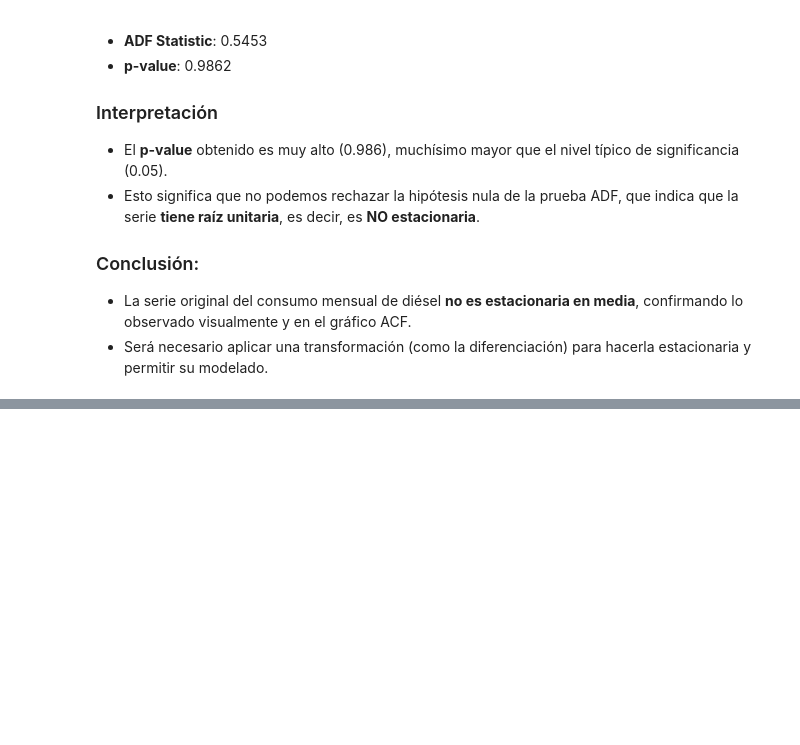
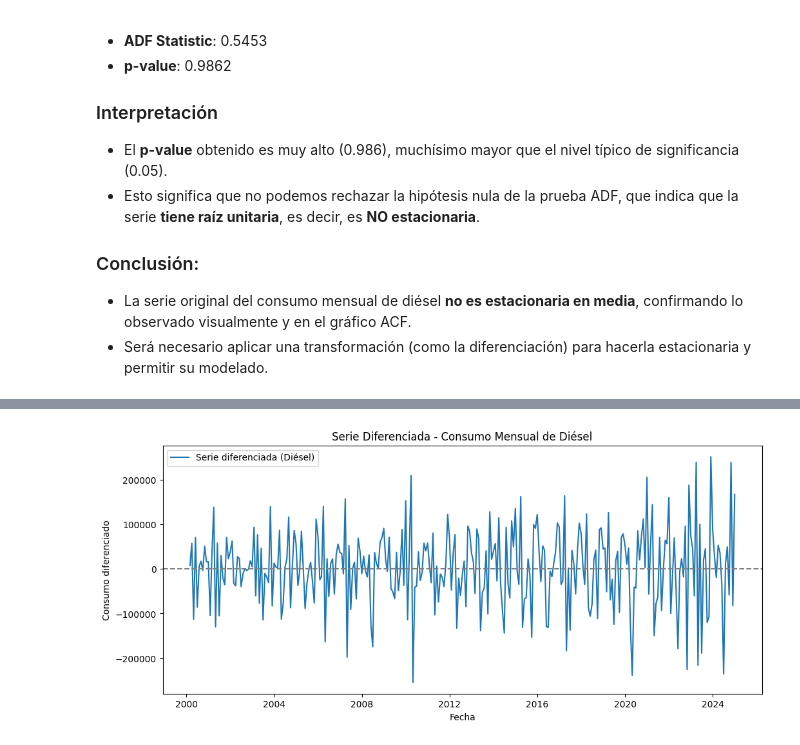
Before and after one commit to DanielDubon/DS_TimeSeries, a Jupyter notebook: notebooks/DieselNotebook.ipynb, the cells around one changed output, grey strips where cells are left out. Saved outputs shown, nothing was run; the diff lists cells and outputs as text; code cells hidden in the pictures; blank space fills up the shorter version.

Commit message:
feat: add transformacion de la serie

```diff
--- a/notebooks/DieselNotebook.ipynb
+++ b/notebooks/DieselNotebook.ipynb
@@ -199,0 +204,17 @@ p-value: 0.9861858942963561
+# %%
+# Aplicar diferenciación de primer orden
+df_diesel['Diesel_diff'] = df_diesel['Diesel'].diff()
+
+# Graficar la serie diferenciada
+import matplotlib.pyplot as plt
+
+plt.figure(figsize=(12,5))
+plt.plot(df_diesel.index, df_diesel['Diesel_diff'], label='Serie diferenciada (Diésel)')
+plt.axhline(0, linestyle='--', color='gray')
+plt.title('Serie Diferenciada - Consumo Mensual de Diésel')
+plt.xlabel('Fecha')
+plt.ylabel('Consumo diferenciado')
+plt.legend()
+plt.show()
+# %% [output]
+[figure, added]
```
Also changed, not shown: parts of 2 cells of this notebook.
